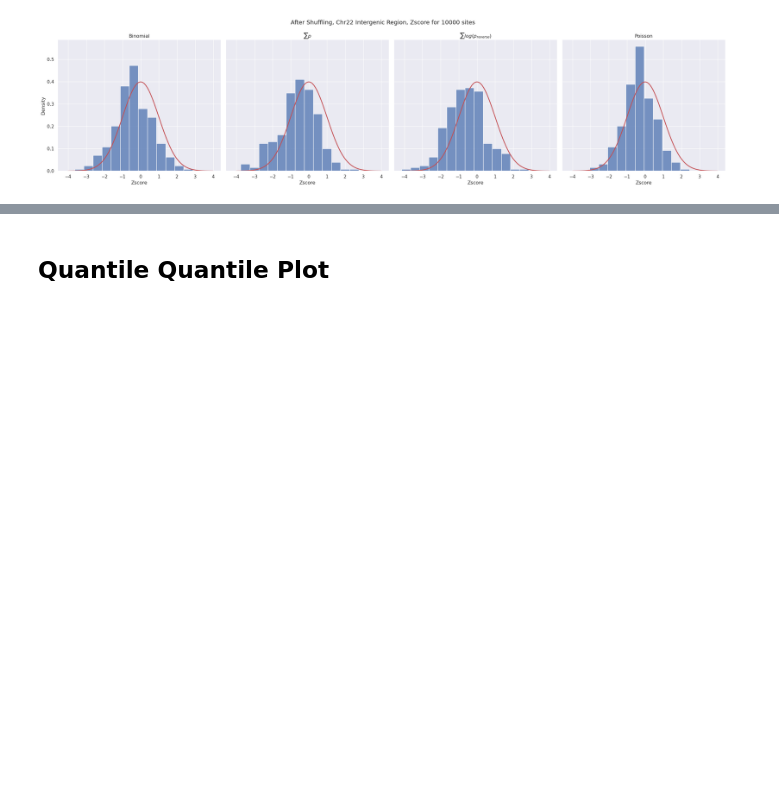
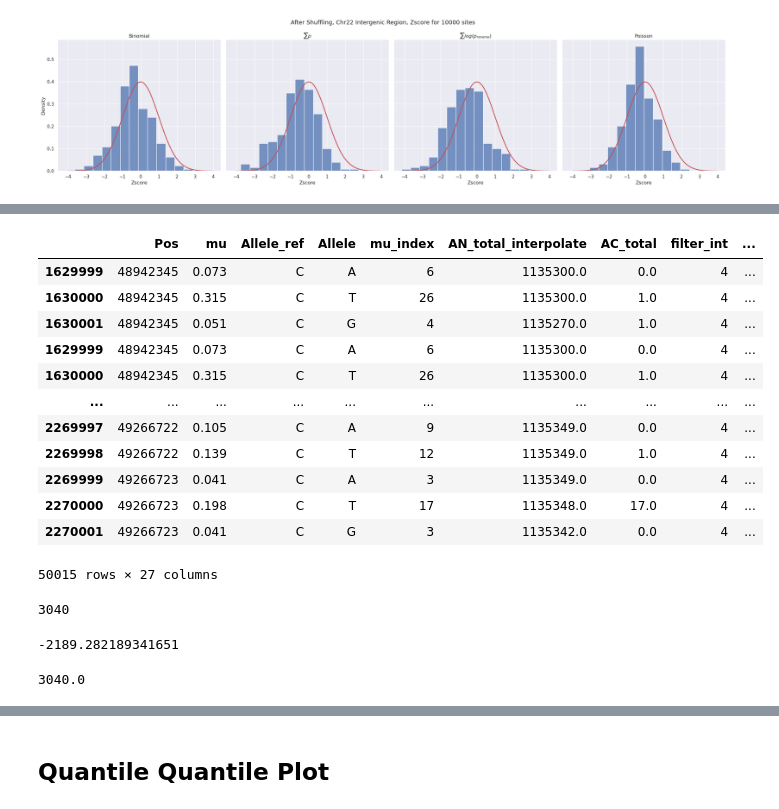
Before and after one commit to dajale423/raKLette, a Jupyter notebook: notebooks/investigation/chr22_Zscore_plot.ipynb, the cells around one changed output, grey strips where cells are left out. Drawn from its saved outputs; the diff is of its cells as text; code cells hidden in the pictures; blank space fills up the shorter version.

```diff
--- a/notebooks/investigation/chr22_Zscore_plot.ipynb
+++ b/notebooks/investigation/chr22_Zscore_plot.ipynb
@@ -216,0 +290,28 @@ g.map(standard_normal)
+# %%
+rate_neutral_lowZscore_sites[rate_neutral_lowZscore_sites["Pos"] >= 48942345]
+# %% [output]
+|  | Pos | mu | Allele_ref | Allele | mu_index | AN_total_interpolate | AC_total | filter_int | ... |
+| 1629999 | 48942345 | 0.073 | C | A | 6 | 1135300.0 | 0.0 | 4 | ... |
+| 1630000 | 48942345 | 0.315 | C | T | 26 | 1135300.0 | 1.0 | 4 | ... |
+| 1630001 | 48942345 | 0.051 | C | G | 4 | 1135270.0 | 1.0 | 4 | ... |
+| 1629999 | 48942345 | 0.073 | C | A | 6 | 1135300.0 | 0.0 | 4 | ... |
+| 1630000 | 48942345 | 0.315 | C | T | 26 | 1135300.0 | 1.0 | 4 | ... |
+| ... | ... | ... | ... | ... | ... | ... | ... | ... | ... |
+| 2269997 | 49266722 | 0.105 | C | A | 9 | 1135349.0 | 0.0 | 4 | ... |
+| 2269998 | 49266722 | 0.139 | C | T | 12 | 1135349.0 | 1.0 | 4 | ... |
+| 2269999 | 49266723 | 0.041 | C | A | 3 | 1135349.0 | 0.0 | 4 | ... |
+| 2270000 | 49266723 | 0.198 | C | T | 17 | 1135348.0 | 17.0 | 4 | ... |
+| 2270001 | 49266723 | 0.041 | C | G | 3 | 1135342.0 | 0.0 | 4 | ... |
+50015 rows × 27 columns
+# %%
+len(rate_neutral_lowZscore_sites[rate_neutral_lowZscore_sites["AC_total"] > 0])
+# %% [output]
+3040
+# %%
+rate_neutral_lowZscore_sites["E[p_2]"].sum()
+# %% [output]
+-2189.282189341651
+# %%
+-1 * rate_neutral_lowZscore_sites["p_2"].sum()
+# %% [output]
+3040.0
```
Also changed, not shown: parts of 17 cells of this notebook, 1 other file.
